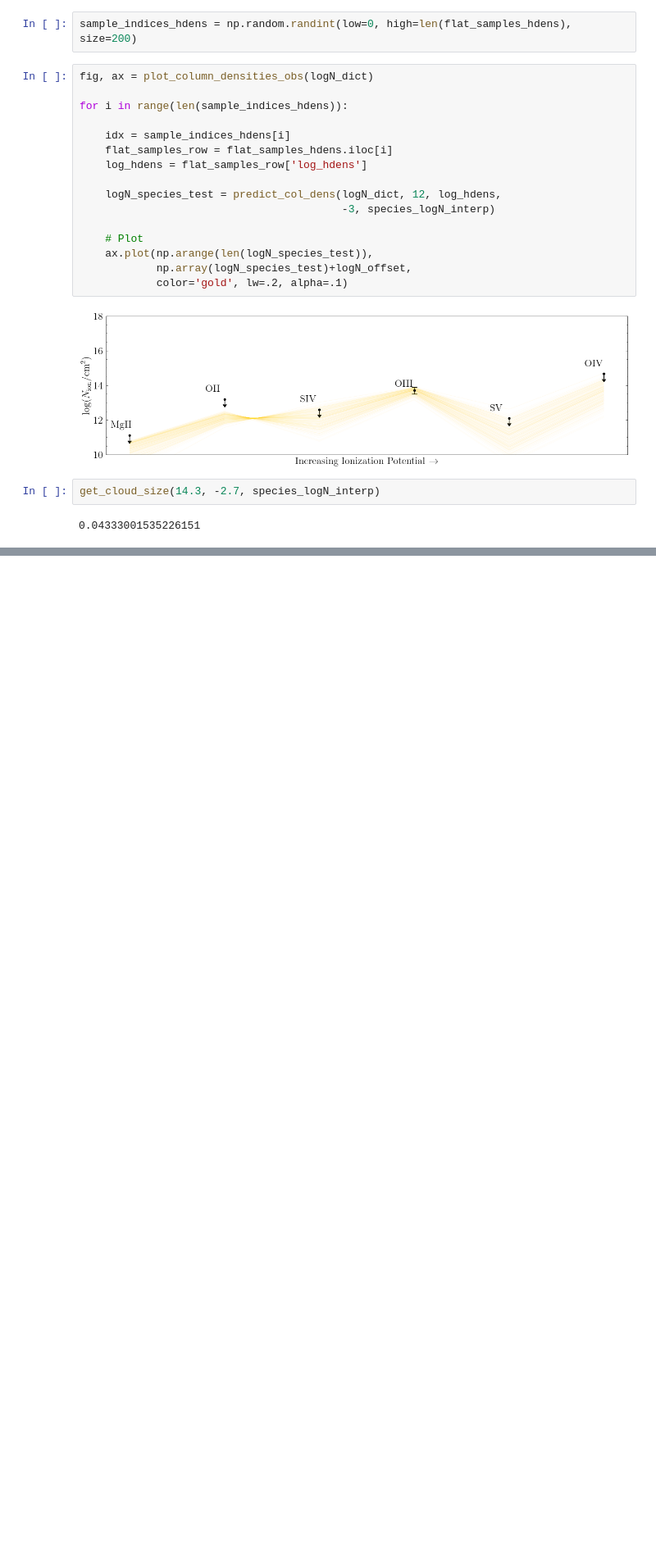
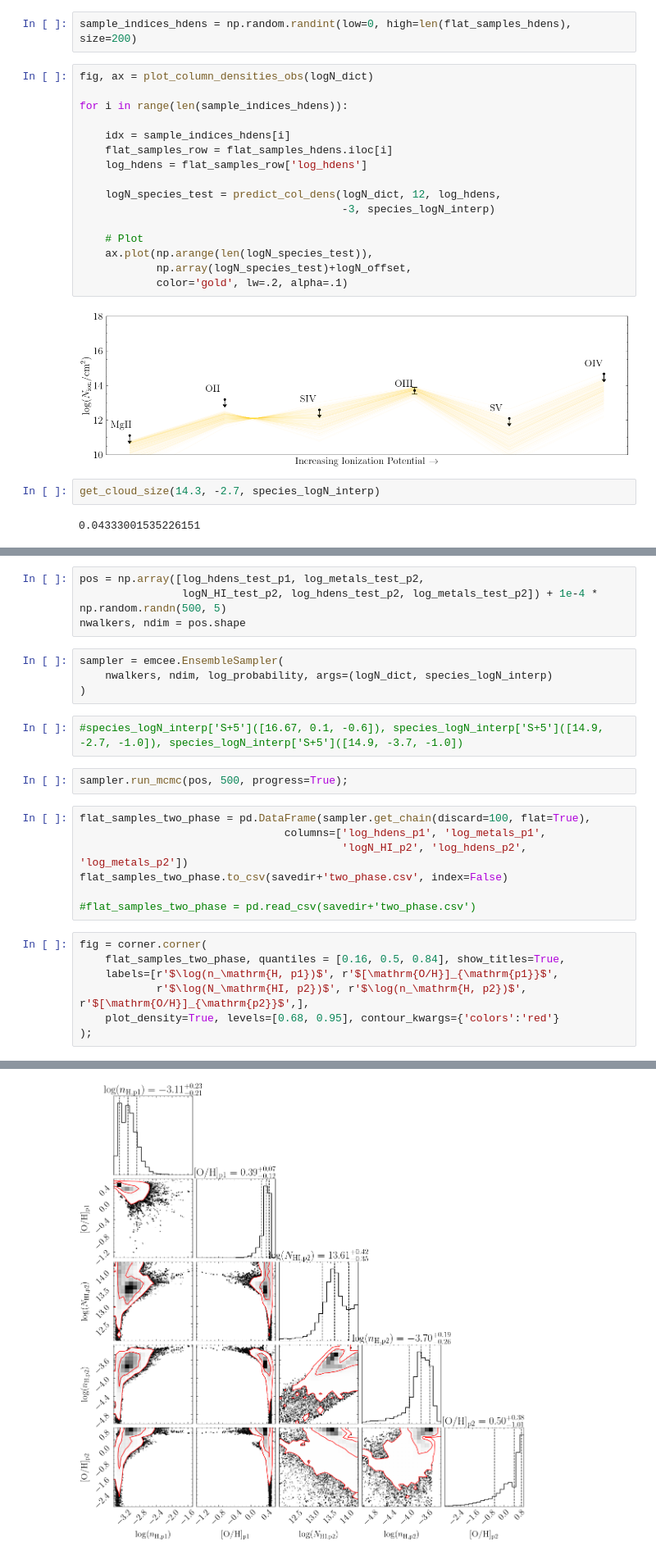
Before and after one commit to suyashk12/cgm_science, a Jupyter notebook: cloudy_fitting/z=1.09_cloudy_fit.ipynb, the cells around one changed output, grey strips where cells are left out. Shown at 82% size. Saved outputs shown, nothing was run; the diff lists cells and outputs as text; blank space fills up the shorter version.

```diff
--- a/cloudy_fitting/z=1.09_cloudy_fit.ipynb
+++ b/cloudy_fitting/z=1.09_cloudy_fit.ipynb
@@ -720,0 +806,27 @@ get_cloud_size(14.3, -2.7, species_logN_interp)
+# %%
+pos = np.array([log_hdens_test_p1, log_metals_test_p2,
+                logN_HI_test_p2, log_hdens_test_p2, log_metals_test_p2]) + 1e-4 * np.random.randn(500, 5)
+nwalkers, ndim = pos.shape
+# %%
+sampler = emcee.EnsembleSampler(
+    nwalkers, ndim, log_probability, args=(logN_dict, species_logN_interp)
+)
+# %%
+#species_logN_interp['S+5']([16.67, 0.1, -0.6]), species_logN_interp['S+5']([14.9, -2.7, -1.0]), species_logN_interp['S+5']([14.9, -3.7, -1.0])
+# %%
+sampler.run_mcmc(pos, 500, progress=True);
+# %%
+flat_samples_two_phase = pd.DataFrame(sampler.get_chain(discard=100, flat=True),
+                                columns=['log_hdens_p1', 'log_metals_p1',
+                                         'logN_HI_p2', 'log_hdens_p2', 'log_metals_p2'])
+flat_samples_two_phase.to_csv(savedir+'two_phase.csv', index=False)
+
+#flat_samples_two_phase = pd.read_csv(savedir+'two_phase.csv')
+# %%
+fig = corner.corner(
+    flat_samples_two_phase, quantiles = [0.16, 0.5, 0.84], show_titles=True,
+    labels=[r'$\log(n_\mathrm{H, p1})$', r'$[\mathrm{O/H}]_{\mathrm{p1}}$',
+            r'$\log(N_\mathrm{HI, p2})$', r'$\log(n_\mathrm{H, p2})$', r'$[\mathrm{O/H}]_{\mathrm{p2}}$',],
+    plot_density=True, levels=[0.68, 0.95], contour_kwargs={'colors':'red'}
+);
+# %% [output]
@@ -720,0 +834 @@ get_cloud_size(14.3, -2.7, species_logN_interp)
+[figure, added]
```
Also changed, not shown: parts of 23 cells of this notebook, 2 other files.
